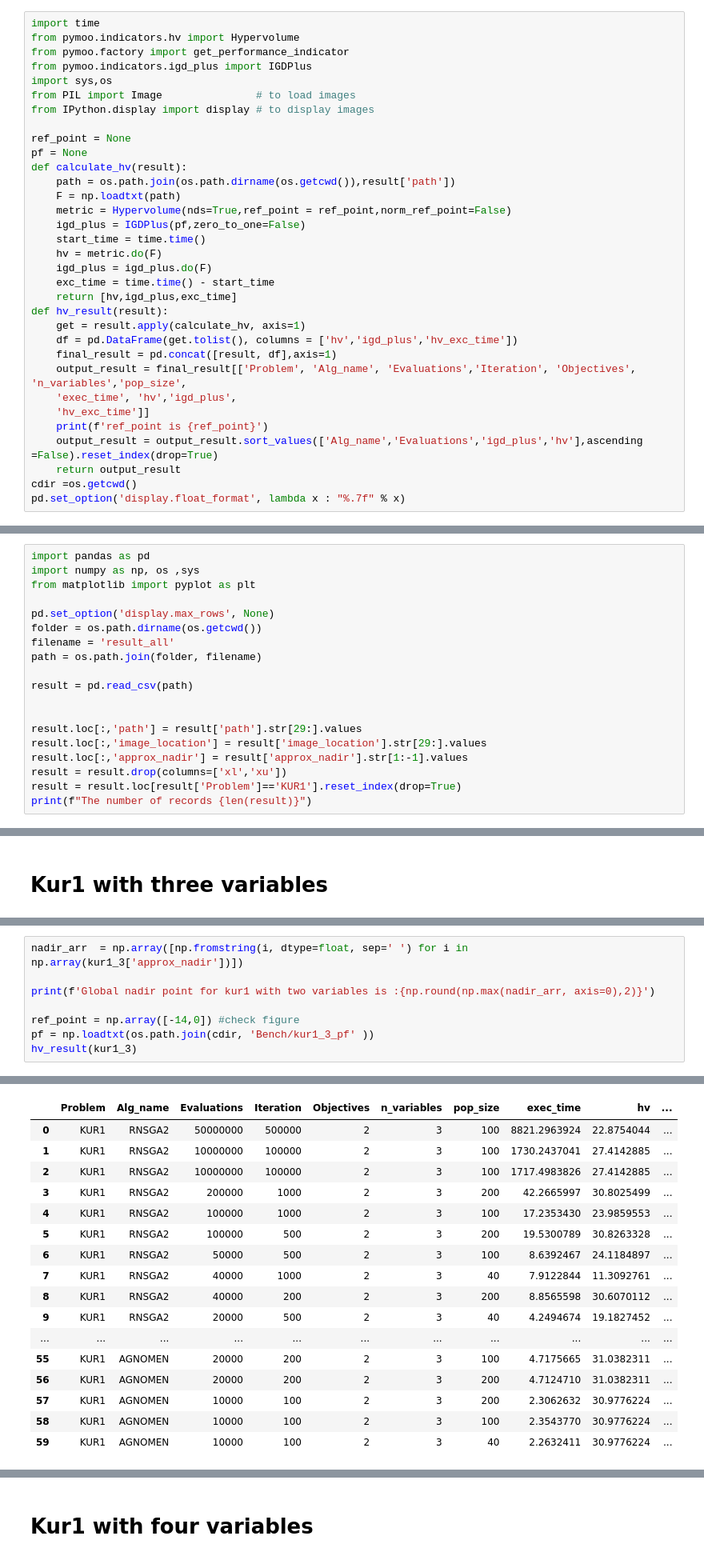
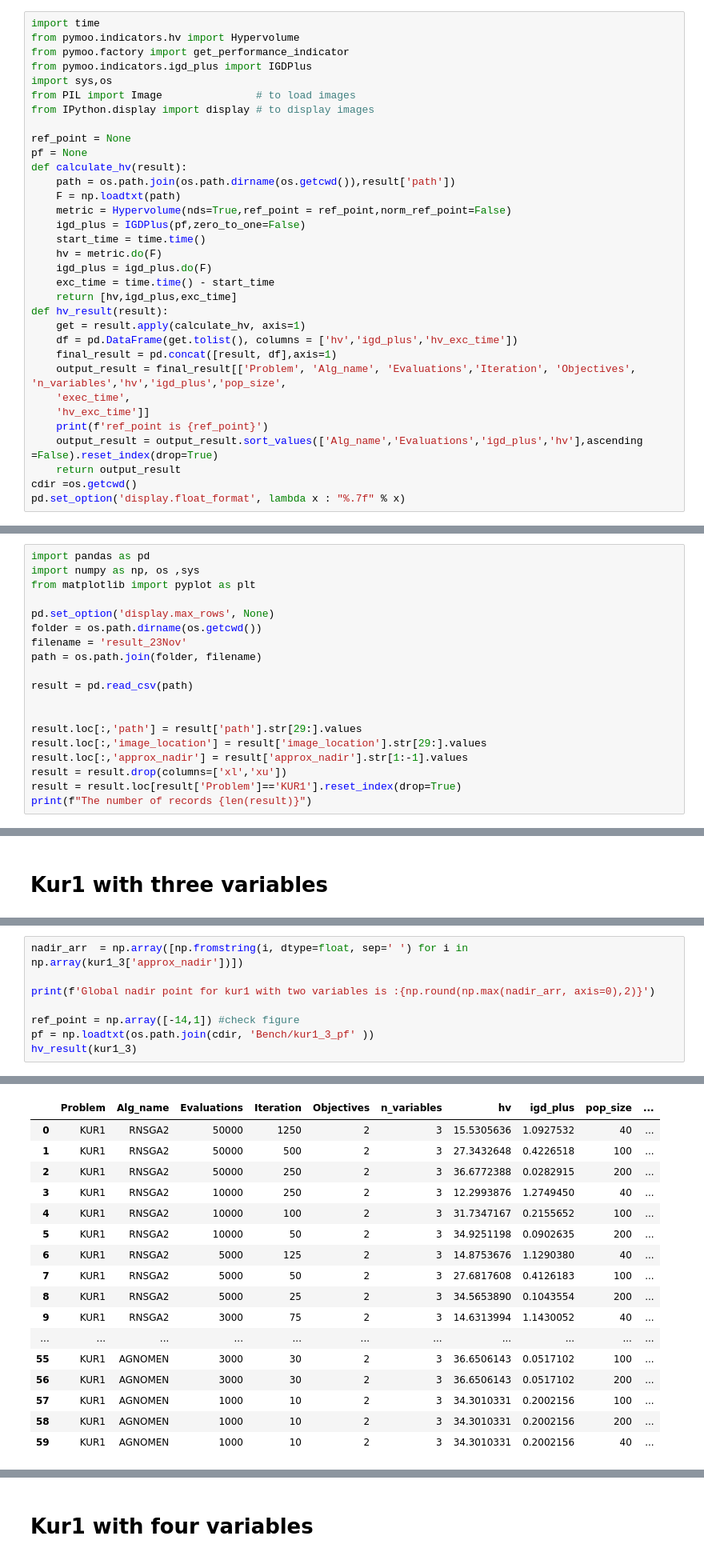
Before and after one commit to wuyoscar/Multi-Obj_Optimization, a Jupyter notebook: Result/result_factory/Kur1.ipynb, the cells around one changed output, grey strips where cells are left out. Shown at 80% size. Drawn from its saved outputs; the diff is of its cells as text.

```diff
--- a/Result/result_factory/Kur1.ipynb
+++ b/Result/result_factory/Kur1.ipynb
@@ -27,8 +27,8 @@ def hv_result(result):
     get = result.apply(calculate_hv, axis=1)
     df = pd.DataFrame(get.tolist(), columns = ['hv','igd_plus','hv_exc_time'])
     final_result = pd.concat([result, df],axis=1)
-    output_result = final_result[['Problem', 'Alg_name', 'Evaluations','Iteration', 'Objectives', 'n_variables','pop_size',
-    'exec_time', 'hv','igd_plus',
+    output_result = final_result[['Problem', 'Alg_name', 'Evaluations','Iteration', 'Objectives', 'n_variables','hv','igd_plus','pop_size',
+    'exec_time',
     'hv_exc_time']]
     print(f'ref_point is {ref_point}')
     output_result = output_result.sort_values(['Alg_name','Evaluations','igd_plus','hv'],ascending =False).reset_index(drop=True)
@@ -57,7 +57,7 @@ from matplotlib import pyplot as plt
 
 pd.set_option('display.max_rows', None)
 folder = os.path.dirname(os.getcwd())
-filename = 'result_all'
+filename = 'result_23Nov'
 path = os.path.join(folder, filename)
 
 result = pd.read_csv(path)
@@ -177,7 +177,7 @@ nadir_arr  = np.array([np.fromstring(i, dtype=float, sep=' ') for i in np.array(
 
 print(f'Global nadir point for kur1 with two variables is :{np.round(np.max(nadir_arr, axis=0),2)}')
 
-ref_point = np.array([-14,0]) #check figure
+ref_point = np.array([-14,1]) #check figure
 pf = np.loadtxt(os.path.join(cdir, 'Bench/kur1_3_pf' ))
 hv_result(kur1_3)
 # %% [output]
@@ -186,20 +186,20 @@ ref_point is [-14   0]
-|  | Problem | Alg_name | Evaluations | Iteration | Objectives | n_variables | pop_size | exec_time | hv | ... |
-| 0 | KUR1 | RNSGA2 | 50000000 | 500000 | 2 | 3 | 100 | 8821.2963924 | 22.8754044 | ... |
-| 1 | KUR1 | RNSGA2 | 10000000 | 100000 | 2 | 3 | 100 | 1730.2437041 | 27.4142885 | ... |
-| 2 | KUR1 | RNSGA2 | 10000000 | 100000 | 2 | 3 | 100 | 1717.4983826 | 27.4142885 | ... |
-| 3 | KUR1 | RNSGA2 | 200000 | 1000 | 2 | 3 | 200 | 42.2665997 | 30.8025499 | ... |
-| 4 | KUR1 | RNSGA2 | 100000 | 1000 | 2 | 3 | 100 | 17.2353430 | 23.9859553 | ... |
-| 5 | KUR1 | RNSGA2 | 100000 | 500 | 2 | 3 | 200 | 19.5300789 | 30.8263328 | ... |
-| 6 | KUR1 | RNSGA2 | 50000 | 500 | 2 | 3 | 100 | 8.6392467 | 24.1184897 | ... |
-| 7 | KUR1 | RNSGA2 | 40000 | 1000 | 2 | 3 | 40 | 7.9122844 | 11.3092761 | ... |
-| 8 | KUR1 | RNSGA2 | 40000 | 200 | 2 | 3 | 200 | 8.8565598 | 30.6070112 | ... |
-| 9 | KUR1 | RNSGA2 | 20000 | 500 | 2 | 3 | 40 | 4.2494674 | 19.1827452 | ... |
+|  | Problem | Alg_name | Evaluations | Iteration | Objectives | n_variables | hv | igd_plus | pop_size | ... |
+| 0 | KUR1 | RNSGA2 | 50000 | 1250 | 2 | 3 | 15.5305636 | 1.0927532 | 40 | ... |
+| 1 | KUR1 | RNSGA2 | 50000 | 500 | 2 | 3 | 27.3432648 | 0.4226518 | 100 | ... |
+| 2 | KUR1 | RNSGA2 | 50000 | 250 | 2 | 3 | 36.6772388 | 0.0282915 | 200 | ... |
+| 3 | KUR1 | RNSGA2 | 10000 | 250 | 2 | 3 | 12.2993876 | 1.2749450 | 40 | ... |
+| 4 | KUR1 | RNSGA2 | 10000 | 100 | 2 | 3 | 31.7347167 | 0.2155652 | 100 | ... |
+| 5 | KUR1 | RNSGA2 | 10000 | 50 | 2 | 3 | 34.9251198 | 0.0902635 | 200 | ... |
+| 6 | KUR1 | RNSGA2 | 5000 | 125 | 2 | 3 | 14.8753676 | 1.1290380 | 40 | ... |
+| 7 | KUR1 | RNSGA2 | 5000 | 50 | 2 | 3 | 27.6817608 | 0.4126183 | 100 | ... |
+| 8 | KUR1 | RNSGA2 | 5000 | 25 | 2 | 3 | 34.5653890 | 0.1043554 | 200 | ... |
+| 9 | KUR1 | RNSGA2 | 3000 | 75 | 2 | 3 | 14.6313994 | 1.1430052 | 40 | ... |
 | ... | ... | ... | ... | ... | ... | ... | ... | ... | ... | ... |
-| 55 | KUR1 | AGNOMEN | 20000 | 200 | 2 | 3 | 100 | 4.7175665 | 31.0382311 | ... |
-| 56 | KUR1 | AGNOMEN | 20000 | 200 | 2 | 3 | 200 | 4.7124710 | 31.0382311 | ... |
-| 57 | KUR1 | AGNOMEN | 10000 | 100 | 2 | 3 | 200 | 2.3062632 | 30.9776224 | ... |
-| 58 | KUR1 | AGNOMEN | 10000 | 100 | 2 | 3 | 100 | 2.3543770 | 30.9776224 | ... |
-| 59 | KUR1 | AGNOMEN | 10000 | 100 | 2 | 3 | 40 | 2.2632411 | 30.9776224 | ... |
+| 55 | KUR1 | AGNOMEN | 3000 | 30 | 2 | 3 | 36.6506143 | 0.0517102 | 100 | ... |
+| 56 | KUR1 | AGNOMEN | 3000 | 30 | 2 | 3 | 36.6506143 | 0.0517102 | 200 | ... |
+| 57 | KUR1 | AGNOMEN | 1000 | 10 | 2 | 3 | 34.3010331 | 0.2002156 | 100 | ... |
+| 58 | KUR1 | AGNOMEN | 1000 | 10 | 2 | 3 | 34.3010331 | 0.2002156 | 200 | ... |
+| 59 | KUR1 | AGNOMEN | 1000 | 10 | 2 | 3 | 34.3010331 | 0.2002156 | 40 | ... |
 # %%
 ref_point = np.array([-1, 5])
 pf = np.loadtxt(os.path.join(cdir, 'Bench/kur1_3_pf' ))
```
Also changed, not shown: parts of 13 cells of this notebook, 9 other files.
